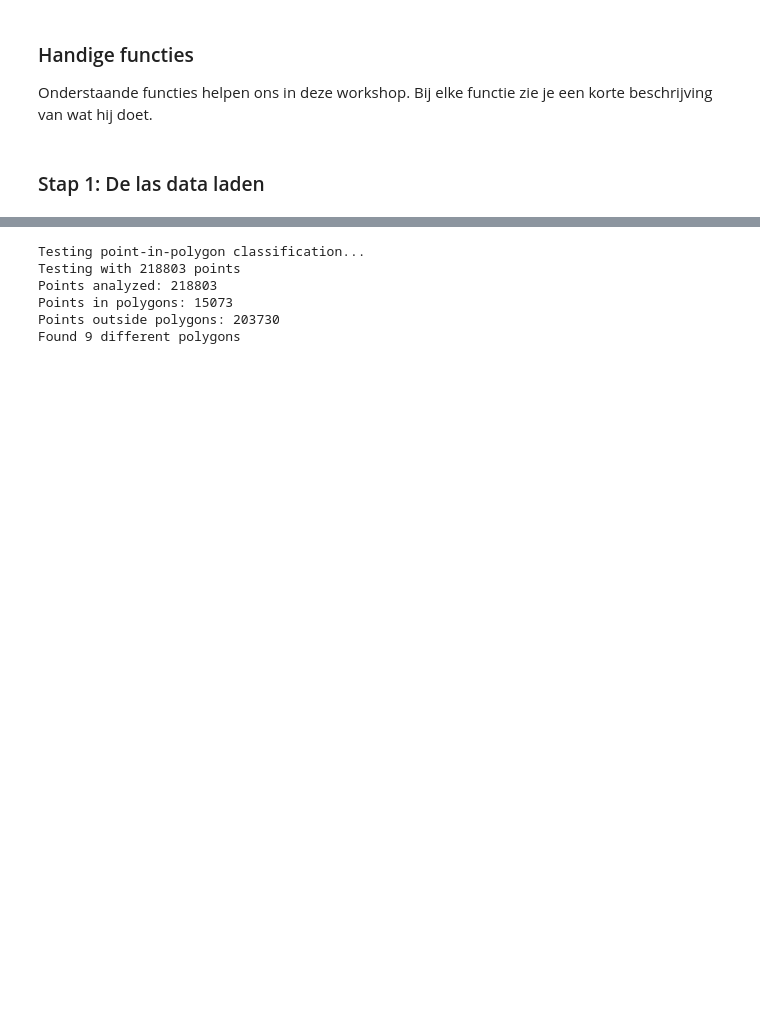
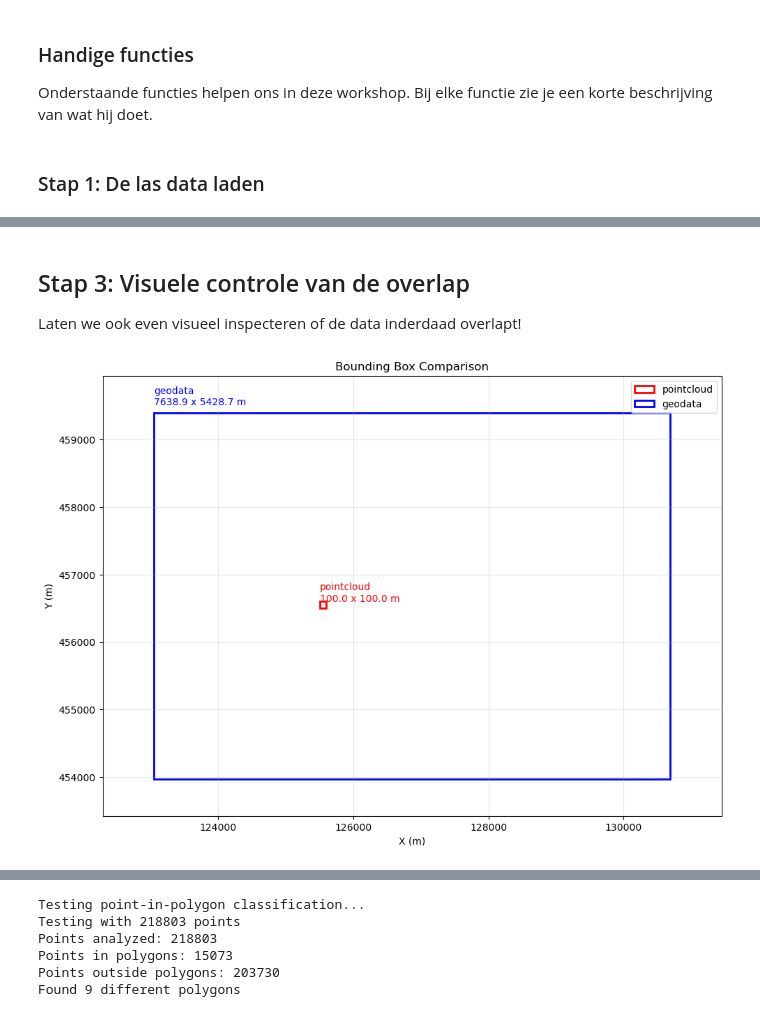
Before and after one commit to SjoerdBraaksma/geonovum_workshop, a Jupyter notebook: workshop_proefening_2.ipynb, the cells around one changed output, grey strips where cells are left out. Saved outputs shown, nothing was run; the diff lists cells and outputs as text; code cells hidden in the pictures; blank space fills up the shorter version.

```diff
--- a/workshop_proefening_2.ipynb
+++ b/workshop_proefening_2.ipynb
@@ -133,9 +140,10 @@ lasfile_path = [
     filepath
     for filepath in lasfiles
     if filepath
-    == f"data/utrecht_subset/AHN5_C_{int(bbox[0])}_{int(bbox[1])}_{0}_{0}.las"
+    == f"data/utrecht_subset/AHN5_C_{int(bbox[0])}_{int(bbox[1])}_{subset[0]}_{subset[0]}.las"
 ][0]
 
-lasfile_path
+lasdata = lasdata_loader(lasfile_path, single_array=True)
+print(f"Loaded {lasfile_path}")
 # %% [output]
 ['data/utrecht_subset/AHN5_C_125000_456000_5_5.las', 'data/utrecht_subset/AHN5_C_125000_456000_8_2.las', 'data/utrecht_subset/AHN5_C_125000_456000_9_2.las', 'data/utrecht_subset/AHN5_C_125000_456000_2 ...
@@ -159,5 +183,6 @@ gpd.list_layers(output_folder / bgt_name)
 | 9 | wegdeel | Polygon |
 # %%
 # Laad ook de geodata, kies hier een layer die je interessant lijkt!
-geodata = gpd.read_file(output_folder / bgt_name, layer="pand")
+layer = "pand"
+geodata = gpd.read_file(output_folder / bgt_name, layer=layer)
 geodata.head()
@@ -290,19 +326,19 @@ def compare_bboxes(
 print("Creating bounding box from point cloud...")
 
 # Krijg bounding box van de point cloud als GeoDataFrame
-pc_bbox_gdf = pointcloud_to_bbox_gdf(lasfile, crs="EPSG:28992")
+pc_bbox_gdf = pointcloud_to_bbox_gdf(lasdata, crs="EPSG:28992")
 
 print("Point cloud bounding box:")
 print(pc_bbox_gdf)
 
 # Krijg ook de simpele coördinaten lijst
-bbox_coords = pointcloud_to_bbox_coords(lasfile)
+bbox_coords = pointcloud_to_bbox_coords(lasdata)
 print(f"\nBounding box coordinates: {bbox_coords}")
 
 # Vergelijk met BGT data bounding box
 if "geodata" in locals():
     print("\nComparing bounding boxes...")
-    pc_bbox, geo_bbox, combined_bbox = compare_bboxes(lasfile, geodata, "EPSG:28992")
+    pc_bbox, geo_bbox, combined_bbox = compare_bboxes(lasdata, geodata, "EPSG:28992")
 
     print("\nPoint cloud bbox:")
     print(f"  Area: {pc_bbox.iloc[0]['area']:.2f} m²")
@@ -352,0 +378,4 @@ geodata.head()
+# %% [markdown]
+## Stap 3: Visuele controle van de overlap
+
+Laten we ook even visueel inspecteren of de data inderdaad overlapt!
@@ -352,0 +457,9 @@ geodata.head()
+# %%
+plot_bounding_boxes(
+    [pc_bbox.bounds.values.tolist()[0], geo_bbox.bounds.values.tolist()[0]],
+    ["pointcloud", "geodata"],
+    ["red", "blue"],
+    title="Bounding Box Comparison",
+)
+# %% [output]
+[figure, added]
```
Also changed, not shown: parts of 31 cells of this notebook.
